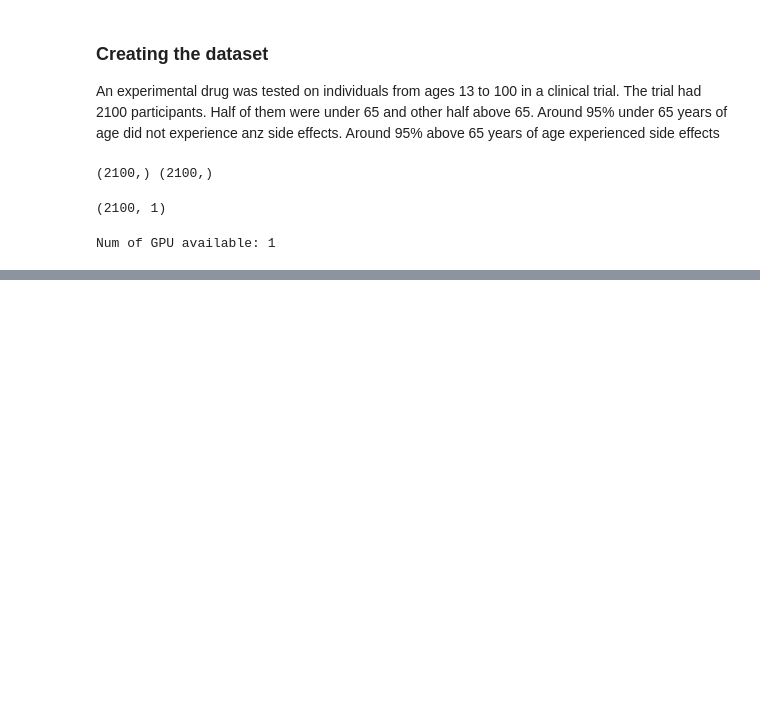
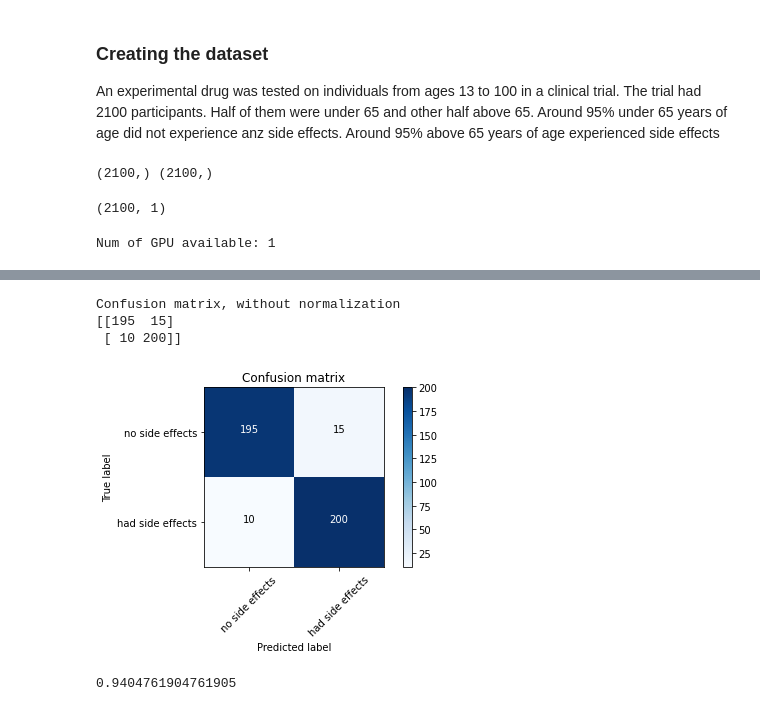
Before and after one commit to dineshkumar-23/deep_learning_study, a Jupyter notebook: learning_v1.ipynb, the cells around one changed output, grey strips where cells are left out. Drawn from its saved outputs; the diff is of its cells as text; code cells hidden in the pictures; blank space fills up the shorter version.

```diff
--- a/learning_v1.ipynb
+++ b/learning_v1.ipynb
@@ -161,0 +211,12 @@ scaled_test_samples = scale
+# %%
+plot_confusion_matrix(cm=cm_2, classes=cm_plot_labels, title='Confusion matrix')
+# %% [output]
+Confusion matrix, without normalization
+[[195  15]
+ [ 10 200]]
+[figure, added]
+# %%
+accuracy = accuracy_score(y_true=test_labels, y_pred=rounded_predictions)
+print(accuracy)
+# %% [output]
+0.9404761904761905
```
Also changed, not shown: parts of 9 cells of this notebook.
